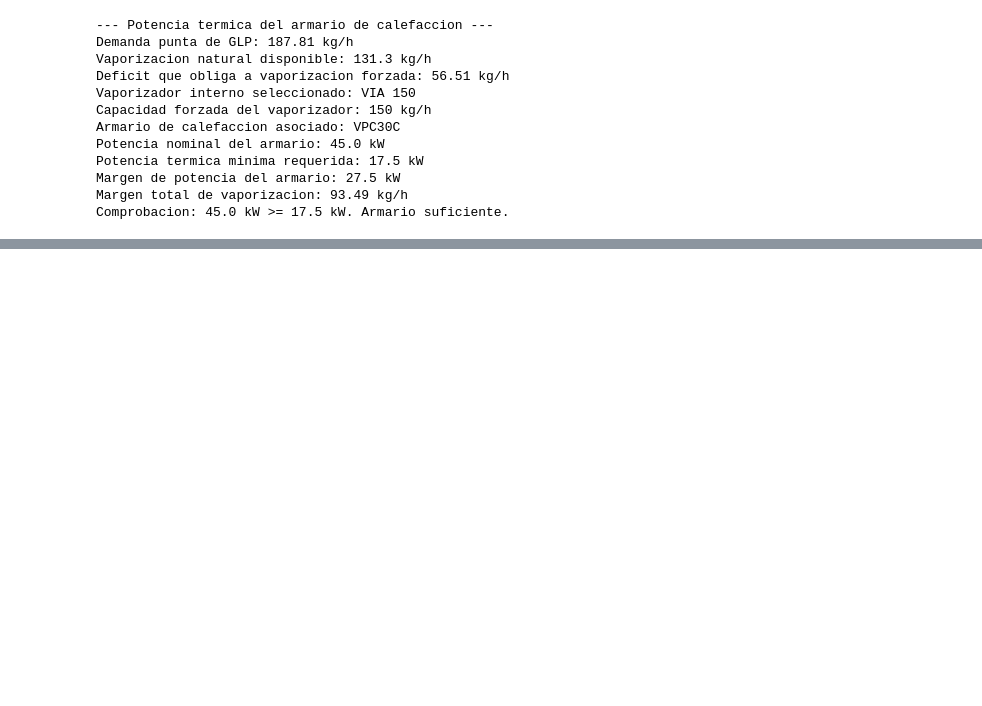
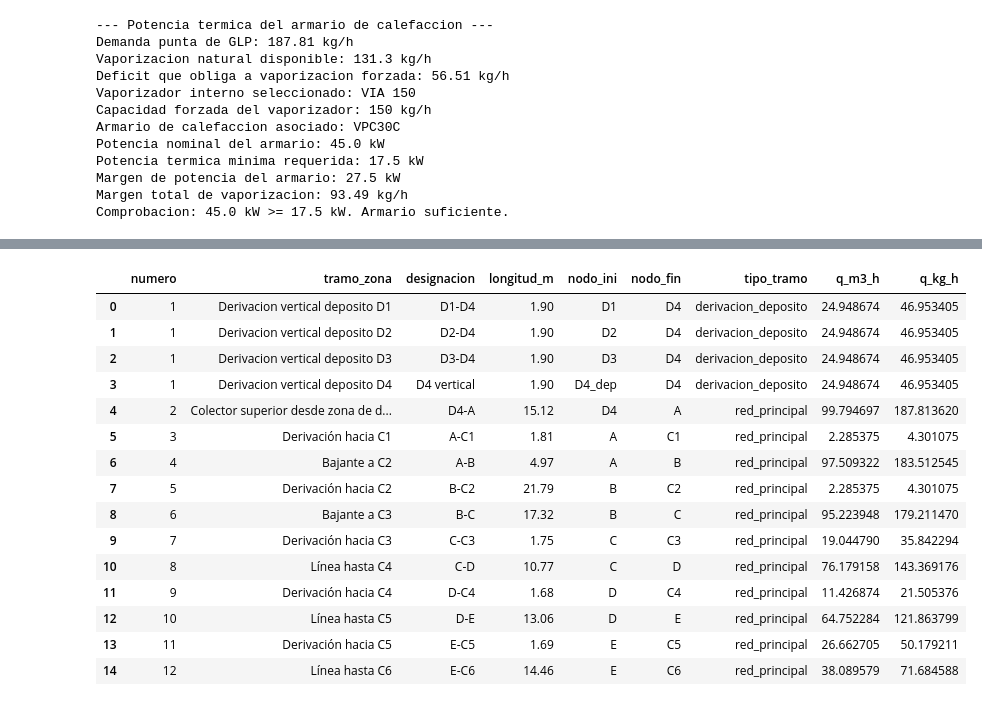
Before and after one commit to Aleesca/Practica_GLP, a Jupyter notebook: calculos/calculos.ipynb, the cells around one changed output, grey strips where cells are left out. Drawn from its saved outputs; the diff is of its cells as text; code cells hidden in the pictures; blank space fills up the shorter version.

```diff
--- a/calculos/calculos.ipynb
+++ b/calculos/calculos.ipynb
@@ -184,0 +396,20 @@ Comprobacion: 45.0 kW >= 17.5 kW. Armario suficiente.
+# %%
+# 7.2. Tabla limpia de tramos y caudales
+df_tramos_limpio
+# %% [output]
+|  | numero | tramo_zona | designacion | longitud_m | nodo_ini | nodo_fin | tipo_tramo | q_m3_h | q_kg_h |
+| 0 | 1 | Derivacion vertical deposito D1 | D1-D4 | 1.90 | D1 | D4 | derivacion_deposito | 24.948674 | 46.953405 |
+| 1 | 1 | Derivacion vertical deposito D2 | D2-D4 | 1.90 | D2 | D4 | derivacion_deposito | 24.948674 | 46.953405 |
+| 2 | 1 | Derivacion vertical deposito D3 | D3-D4 | 1.90 | D3 | D4 | derivacion_deposito | 24.948674 | 46.953405 |
+| 3 | 1 | Derivacion vertical deposito D4 | D4 vertical | 1.90 | D4_dep | D4 | derivacion_deposito | 24.948674 | 46.953405 |
+| 4 | 2 | Colector superior desde zona de d... | D4-A | 15.12 | D4 | A | red_principal | 99.794697 | 187.813620 |
+| 5 | 3 | Derivación hacia C1 | A-C1 | 1.81 | A | C1 | red_principal | 2.285375 | 4.301075 |
+| 6 | 4 | Bajante a C2 | A-B | 4.97 | A | B | red_principal | 97.509322 | 183.512545 |
+| 7 | 5 | Derivación hacia C2 | B-C2 | 21.79 | B | C2 | red_principal | 2.285375 | 4.301075 |
+| 8 | 6 | Bajante a C3 | B-C | 17.32 | B | C | red_principal | 95.223948 | 179.211470 |
+| 9 | 7 | Derivación hacia C3 | C-C3 | 1.75 | C | C3 | red_principal | 19.044790 | 35.842294 |
+| 10 | 8 | Línea hasta C4 | C-D | 10.77 | C | D | red_principal | 76.179158 | 143.369176 |
+| 11 | 9 | Derivación hacia C4 | D-C4 | 1.68 | D | C4 | red_principal | 11.426874 | 21.505376 |
+| 12 | 10 | Línea hasta C5 | D-E | 13.06 | D | E | red_principal | 64.752284 | 121.863799 |
+| 13 | 11 | Derivación hacia C5 | E-C5 | 1.69 | E | C5 | red_principal | 26.662705 | 50.179211 |
+| 14 | 12 | Línea hasta C6 | E-C6 | 14.46 | E | C6 | red_principal | 38.089579 | 71.684588 |
```
Also changed, not shown: parts of 10 cells of this notebook, 13 other files.
